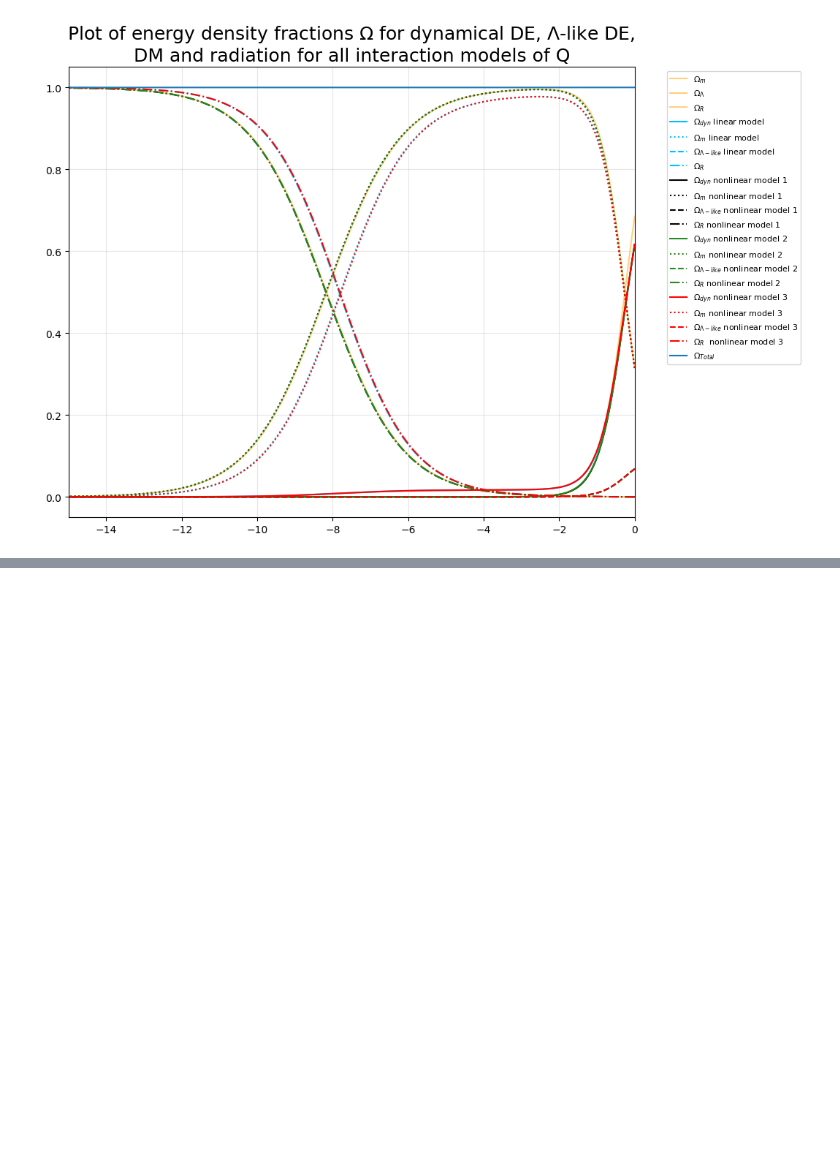
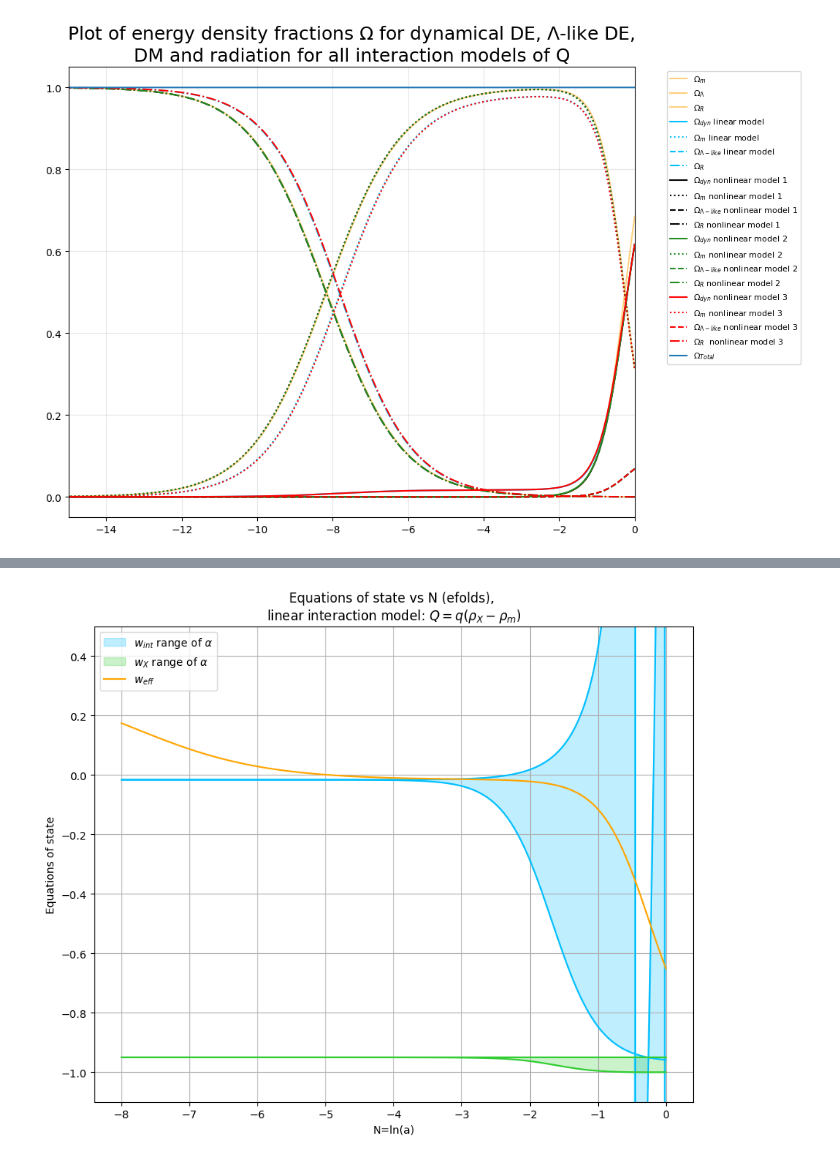
Before and after one commit to up2107120/Dynamical-systems-of-DE, a Jupyter notebook: DE-DM evolution.ipynb, the cells around one changed output, grey strips where cells are left out. Saved outputs shown, nothing was run; the diff lists cells and outputs as text; code cells hidden in the pictures; blank space fills up the shorter version.

```diff
--- a/DE-DM evolution.ipynb
+++ b/DE-DM evolution.ipynb
@@ -257,3 +288,93 @@ plt.grid(True, alpha=0.3)
 plt.show()
 # %% [output]
 [figure]
+# %%
+w,q=-0.95,0.05
+simulationTime=np.linspace(0,-8,500)
+ICs=[0.685,0.315,9e-5]# [OmegaDE,OmegaM,OmegaR] where OmegaDE is total dyn and lambda x+z.
+# using PLANCK 2018  ICs from the paper and refernece in text.
+Omega_DE=0.685
+Omega_m=0.315
+Omega_R=9e-5
+
+
+def system_linear(t,vars):
+    x,y,z,R=vars
+    dx= 3*(1+w)*(x**2-x)+3*x*y+q*(x-y+z)+4*x*R #dynamic evolving DE
+    dy=3*(y**2-y)+3*x*y*(1+w) -q*(x-y+z)+4*y*R #dynamic DM
+    dz= 3*z*x*(1+w) +3*y*z+ 4*z*R
+    dR = -4*R+(1+w)*3*x*R +3*y*R+4*R**2
+    #   to plot standard Lambda CDM, set q=0, w=-1 and get rid of xR,yR and R^2 terms.
+    return [dx,dy,dz,dR]
+
+
+
+def vary_alpha(a,model,Q):
+    x0 = (1 - a) * Omega_DE
+    y0 = Omega_m
+    z0 = a * Omega_DE
+    R0 = Omega_R
+    sol = solve_ivp(model, [0,-8], [x0,y0,z0,R0] ,method='RK45',t_eval=simulationTime,rtol=1e-20,atol=1e-20)
+    x, y, z, R = sol.y
+    Q = Q(x, y, z, R)
+    denom_DE = x + z + 1e-20
+
+    wX = w-(1+w)*z*(x + y + z + R)/((x+z)*(x + y + z + R))
+    weff = (w*x - z + (1/3)*R) / (x + z + y + R + 1e-20)
+    wint = w-Q/(3*x+ 1e-6)
+    return wint, wX, weff
+
+def Q_linear(x, y, z, R):
+    return q*(x + z - y)
+
+
+sol0 = solve_ivp(system_linear, [0,-8], [x0,y0,z0,R0] ,method='RK45',t_eval=simulationTime,rtol=1e-20,atol=1e-20)
+x_lin,y_lin,z_lin,R_lin = sol0.y
+
+
+
+#linear
+plt.figure(figsize=(10,8))
+wX_0=(w*x_lin -z_lin)/(x_lin+z_lin+1e-9)
+weff_0=(w*x_lin -z_lin +1/3 *R_lin)/(x_lin+z_lin+y_lin+R_lin+1e-9)
+
+
+
+wint0, wX0, weff0 = vary_alpha(a=0, model=system_linear,Q=Q_linear)
+wint1, wX1, weff1 = vary_alpha(a=1,model=system_linear ,Q=Q_linear)
+plt.fill_between(simulationTime, np.minimum(wint0, wint1), np.maximum(wint0, wint1),alpha=0.25, label=r'$w_{int}$ range of $\alpha$',color='deepskyblue')
+plt.plot(simulationTime,wint0,c='deepskyblue')
+plt.plot(simulationTime,wint1,c='deepskyblue')
+plt.fill_between(simulationTime, np.minimum(wX0, wX1), np.maximum(wX0, wX1),alpha=0.25, label=r'$w_{X}$ range of $\alpha$',color='limegreen')
+plt.plot(simulationTime,wX0,c='limegreen')
+plt.plot(simulationTime,wX1,c='limegreen')
+
+plt.plot(simulationTime,weff0,label=r'$w_{eff}$',color='orange')
+plt.legend()
+plt.title(f'Equations of state vs N (efolds), \n' r'linear interaction model: $Q={q (\rho_X-\rho_m) }$')
+plt.xlabel('N=ln(a)')
+plt.ylabel('Equations of state')
+plt.ylim(-1.1,0.5)
+#plt.xlim(-8,0)
+plt.grid()
+
+
+print('early time vals:',x_lin[-1],y_lin[-1],z_lin[-1],R_lin[-1],'simulationTime last:',simulationTime[-1])
+test_lin = 1-x_lin[-1]-y_lin[-1]-R_lin[-1]
+wint_last = -1+(1+w)*test_lin/(x_lin[-1]+test_lin) -1/(3*(x_lin[-1]+test_lin)) *q*(x_lin[-1]+test_lin-y_lin[-1])
+print('wint early time:', wint_last)
+term2 = (1+w)*test_lin/(x_lin[-1]+test_lin)
+term3 = -1/(3*(x_lin[-1]+test_lin)) *q*(x_lin[-1]+test_lin-y_lin[-1])
+print('term 2 and term 3 at late times:',term2,term3)
+
+idx = np.argmin(np.abs(simulationTime - (-2.45)))
+wint_value = wint0[idx]
+print('wint_value', wint_value)
+
+for i in range(len(y_lin)):
+    if y_lin[i]==np.max(y_lin):
+        print('y is largest at:',i, y_lin[i])
+print('values at largest y',x_lin[153],y_lin[153],z_lin[153],R_lin[153],'N=',simulationTime[153])
+wint_ylarge = -1+(1+w)*z_lin[153]/(x_lin[153]+z_lin[153]) -1/(3*(x_lin[153]+z_lin[153])) *q*(x_lin[153]+z_lin[153]-y_lin[153])
+print('wint at y largest is:',wint_ylarge)
+# %% [output]
@@ -259,0 +388 @@ plt.show()
+[figure, added]
```
Also changed, not shown: parts of 4 cells of this notebook.
